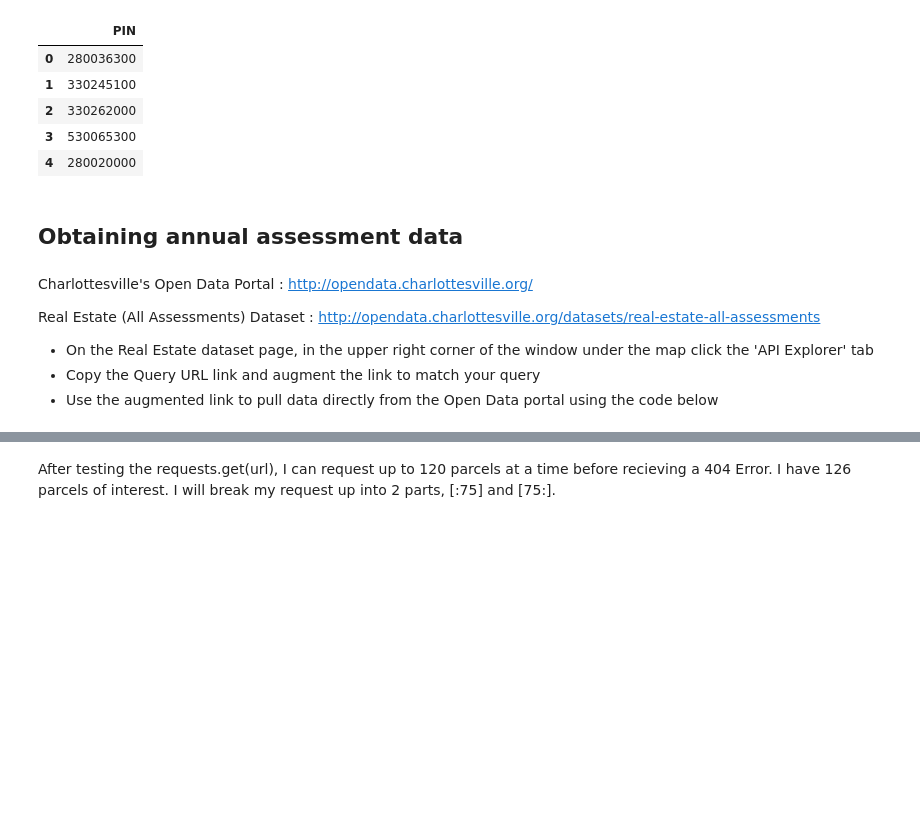
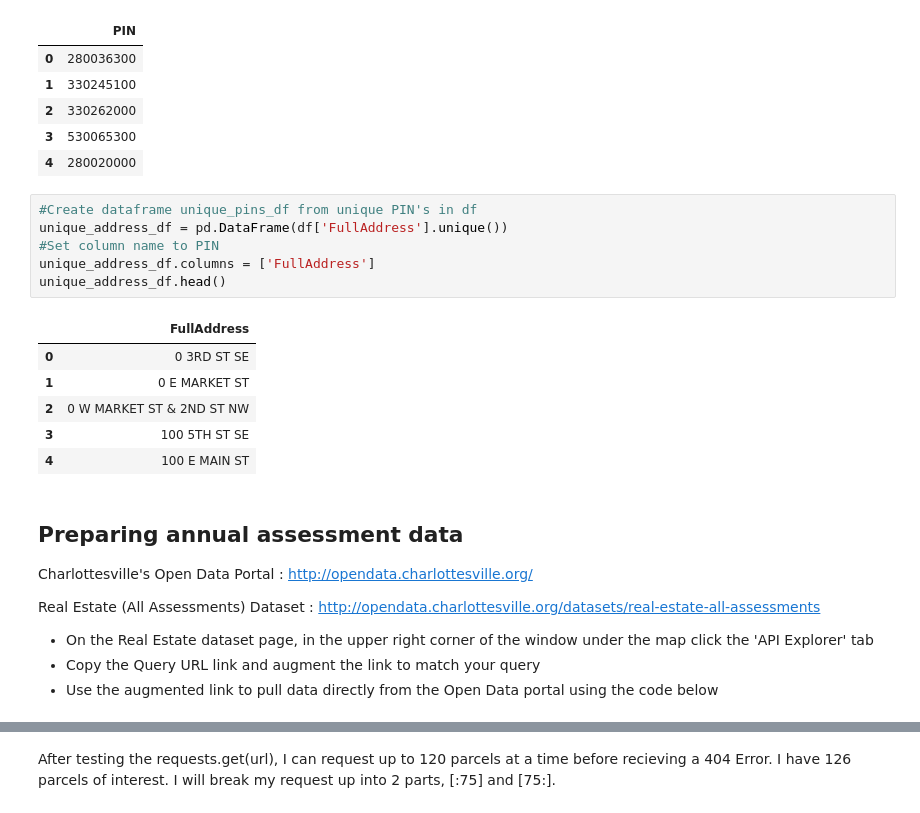
Before and after one commit to strmwtr/downtown_assessments, a Jupyter notebook: Downtown Assessments.ipynb, the cells around one changed output, grey strips where cells are left out. Cells and saved outputs as stored; diff of their text form; blank space fills up the shorter version.

```diff
--- a/Downtown Assessments.ipynb
+++ b/Downtown Assessments.ipynb
@@ -115,9 +105,22 @@ unique_pins_df.head()
 | 2 | 330262000 |
 | 3 | 530065300 |
 | 4 | 280020000 |
-# %% [markdown]
-## Obtaining annual assessment data
+# %%
+#Create dataframe unique_pins_df from unique PIN's in df
+unique_address_df = pd.DataFrame(df['FullAddress'].unique())
+#Set column name to PIN
+unique_address_df.columns = ['FullAddress']
+unique_address_df.head()
+# %% [output]
+|  | FullAddress |
+| 0 | 0 3RD ST SE |
+| 1 | 0 E MARKET ST |
+| 2 | 0 W MARKET ST & 2ND ST NW |
+| 3 | 100 5TH ST SE |
+| 4 | 100 E MAIN ST |
 # %% [markdown]
+## Preparing annual assessment data
+
 Charlottesville's Open Data Portal : http://opendata.charlottesville.org/
 
 Real Estate (All Assessments) Dataset : http://opendata.charlottesville.org/datasets/real-estate-all-assessments
```
Also changed, not shown: parts of 14 cells of this notebook.
